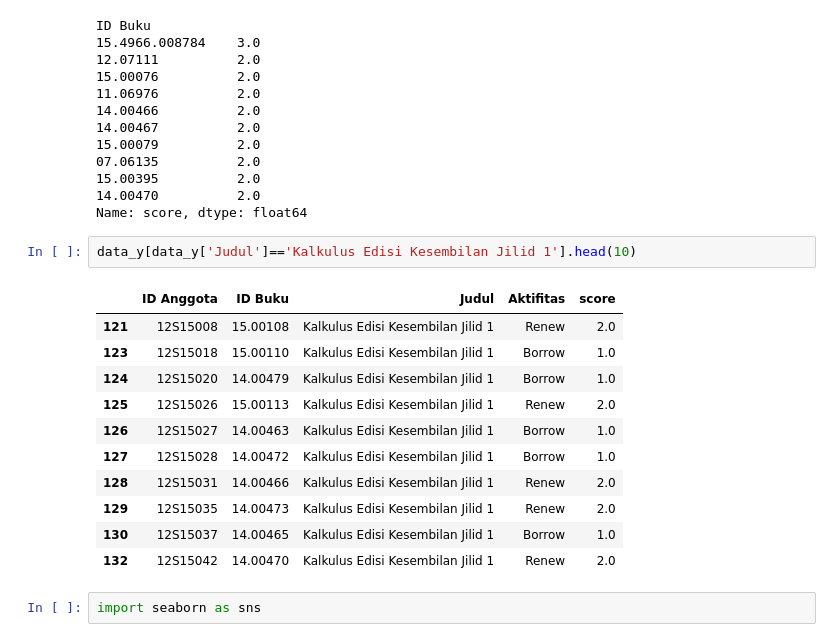
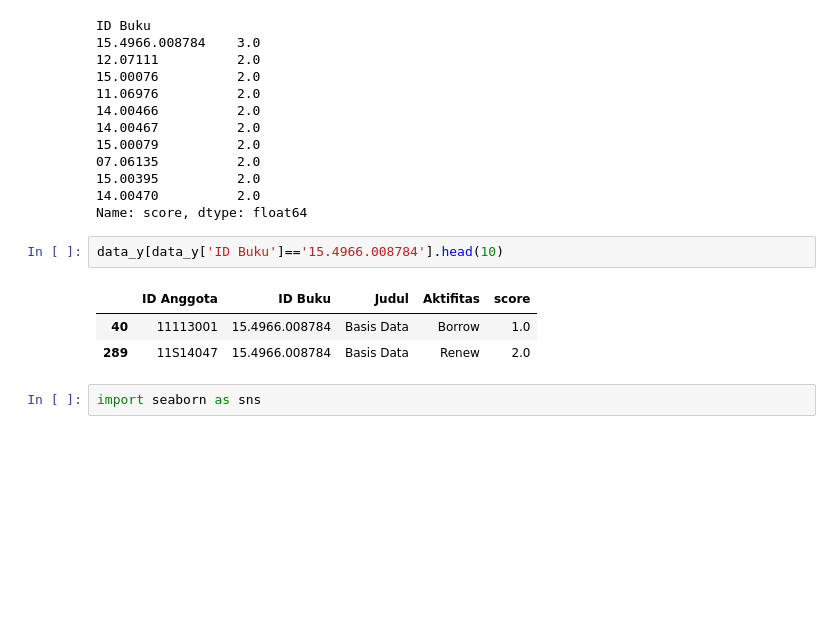
Before and after one commit to packmanproject/recommendation-syetem, a Jupyter notebook: Recommendation_v.2.ipynb, the cells around one changed output. Saved outputs shown, nothing was run; the diff lists cells and outputs as text; blank space fills up the shorter version.

```diff
--- a/Recommendation_v.2.ipynb
+++ b/Recommendation_v.2.ipynb
@@ -217,20 +220,12 @@ ID Buku
 15.00395          2.0
 14.00470          2.0
 Name: score, dtype: float64
-# %%
-data_y[data_y['Judul']=='Kalkulus Edisi Kesembilan Jilid 1'].head(10)
-# %% [output]
-|  | ID Anggota | ID Buku | Judul | Aktifitas | score |
-| 121 | 12S15008 | 15.00108 | Kalkulus Edisi Kesembilan Jilid 1 | Renew | 2.0 |
-| 123 | 12S15018 | 15.00110 | Kalkulus Edisi Kesembilan Jilid 1 | Borrow | 1.0 |
-| 124 | 12S15020 | 14.00479 | Kalkulus Edisi Kesembilan Jilid 1 | Borrow | 1.0 |
-| 125 | 12S15026 | 15.00113 | Kalkulus Edisi Kesembilan Jilid 1 | Renew | 2.0 |
-| 126 | 12S15027 | 14.00463 | Kalkulus Edisi Kesembilan Jilid 1 | Borrow | 1.0 |
-| 127 | 12S15028 | 14.00472 | Kalkulus Edisi Kesembilan Jilid 1 | Borrow | 1.0 |
-| 128 | 12S15031 | 14.00466 | Kalkulus Edisi Kesembilan Jilid 1 | Renew | 2.0 |
-| 129 | 12S15035 | 14.00473 | Kalkulus Edisi Kesembilan Jilid 1 | Renew | 2.0 |
-| 130 | 12S15037 | 14.00465 | Kalkulus Edisi Kesembilan Jilid 1 | Borrow | 1.0 |
-| 132 | 12S15042 | 14.00470 | Kalkulus Edisi Kesembilan Jilid 1 | Renew | 2.0 |
+# %%
+data_y[data_y['ID Buku']=='15.4966.008784'].head(10)
+# %% [output]
+|  | ID Anggota | ID Buku | Judul | Aktifitas | score |
+| 40 | 11113001 | 15.4966.008784 | Basis Data | Borrow | 1.0 |
+| 289 | 11S14047 | 15.4966.008784 | Basis Data | Renew | 2.0 |
 # %%
 import seaborn as sns
 # %%
```
Also changed, not shown: parts of 14 cells of this notebook.
